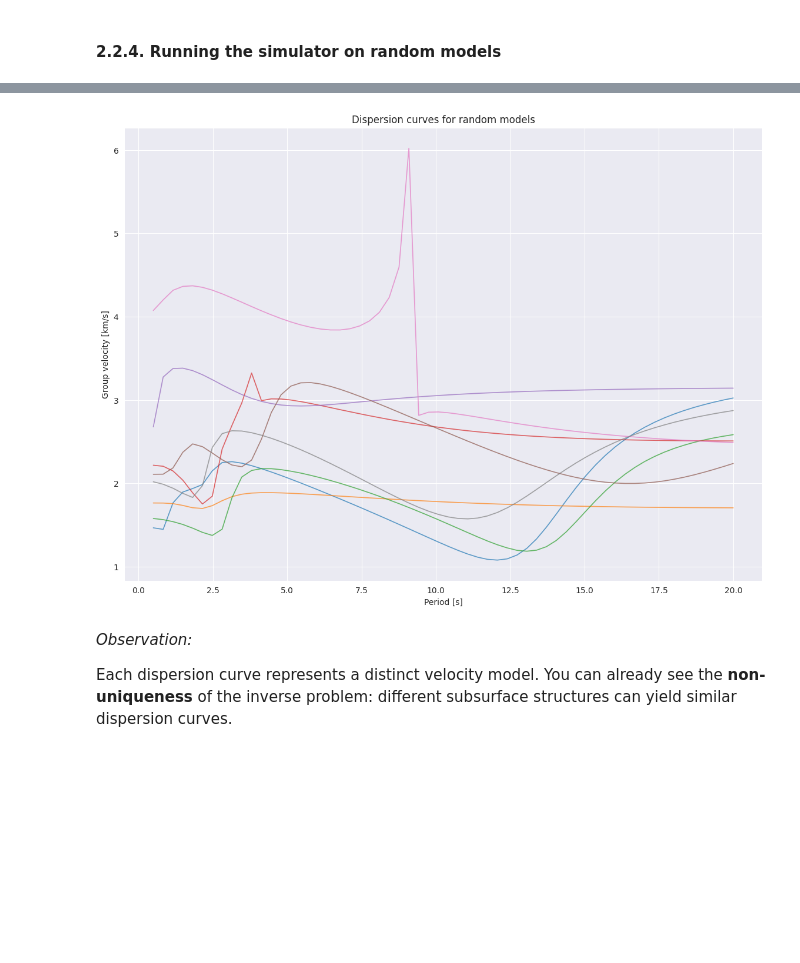
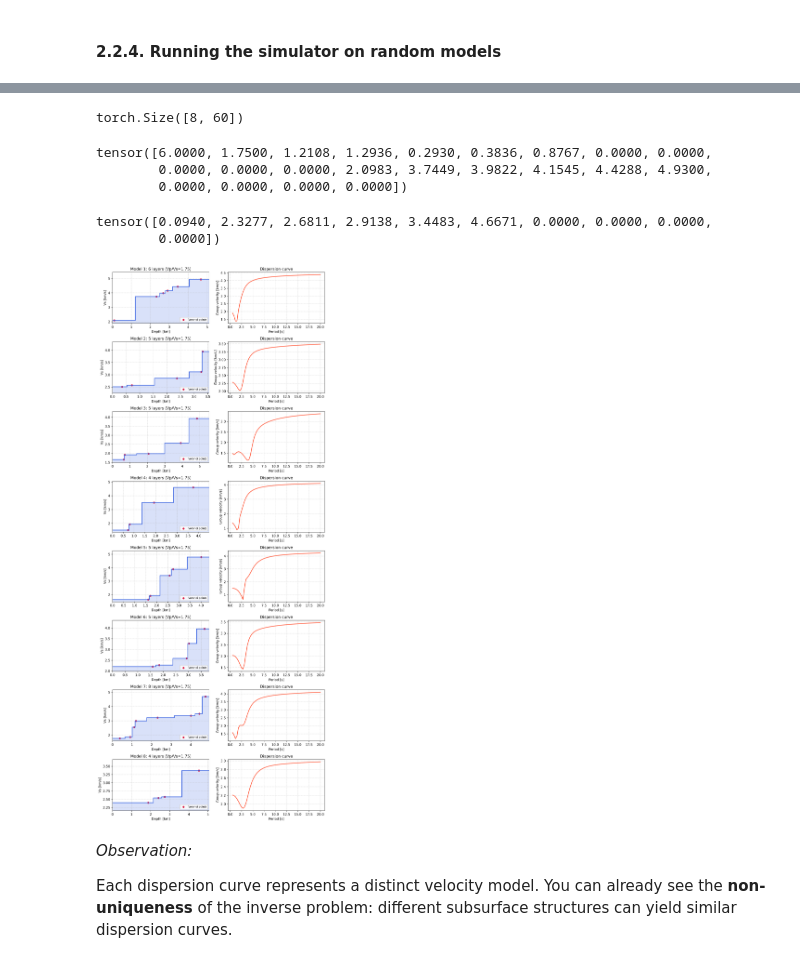
Before and after one commit to nschaetti/CompEarth_Workshop, a Jupyter notebook: notebooks/tutorial1.ipynb, the cells around one changed output, grey strips where cells are left out. Cells and saved outputs as stored; diff of their text form; code cells hidden in the pictures; blank space fills up the shorter version.

Commit message:
feature(model): model configuration

```diff
--- a/notebooks/tutorial1.ipynb
+++ b/notebooks/tutorial1.ipynb
@@ -154,19 +293,44 @@ torch.Size([8, 22])
+# %%
+# Run the simulator on the sampled models
+disp_curves = dispsurf2k25_simulator(
+    theta=theta_prior,
+    p_min=p_min,
+    p_max=p_max,
+    kmax=kmax,
+    iflsph=iflsph,
+    iwave=iwave,
+    mode=mode,
+    igr=igr
+)
+periods = np.linspace(p_min, p_max, kmax)
+disp_curves.shape
+# %% [output]
+torch.Size([8, 60])
+# %%
+theta_prior[0]
+# %% [output]
+tensor([6.0000, 1.7500, 1.2108, 1.2936, 0.2930, 0.3836, 0.8767, 0.0000, 0.0000,
+        0.0000, 0.0000, 0.0000, 2.0983, 3.7449, 3.9822, 4.1545, 4.4288, 4.9300,
+        0.0000, 0.0000, 0.0000, 0.0000])
+# %%
+z_vnoi[0]
+# %% [output]
+tensor([0.0940, 2.3277, 2.6811, 2.9138, 3.4483, 4.6671, 0.0000, 0.0000, 0.0000,
+        0.0000])
 # %%
-# Run the simulator on the sampled models
-disp_curves = dispsurf2k25_simulator(theta_prior, p_min, p_max, kmax)
-periods = np.linspace(p_min, p_max, kmax)
-
-# Plot a few random dispersion curves
-plt.figure(figsize=(14, 10))
-for i in range(len(disp_curves)):
-    plt.plot(periods, disp_curves[i].numpy(), lw=1.2, alpha=0.7)
-# end for
-plt.xlabel("Period [s]")
-plt.ylabel("Group velocity [km/s]")
-plt.title("Dispersion curves for random models")
-plt.show()
+# Plot the model and the curve
+plot_velocity_and_dispersion(
+    theta=theta_prior,
+    disp_curve=disp_curves,
+    z_vnoi=z_vnoi,
+    p_min=p_min,
+    p_max=p_max,
+    kmax=kmax,
+    dpi=300,
+    fig_size=1.5
+)
 # %% [output]
-[figure, old version]
+[figure, new version]
 # %% [markdown]
 *Observation:*
 
```
Also changed, not shown: parts of 45 cells of this notebook, 5 other files.
